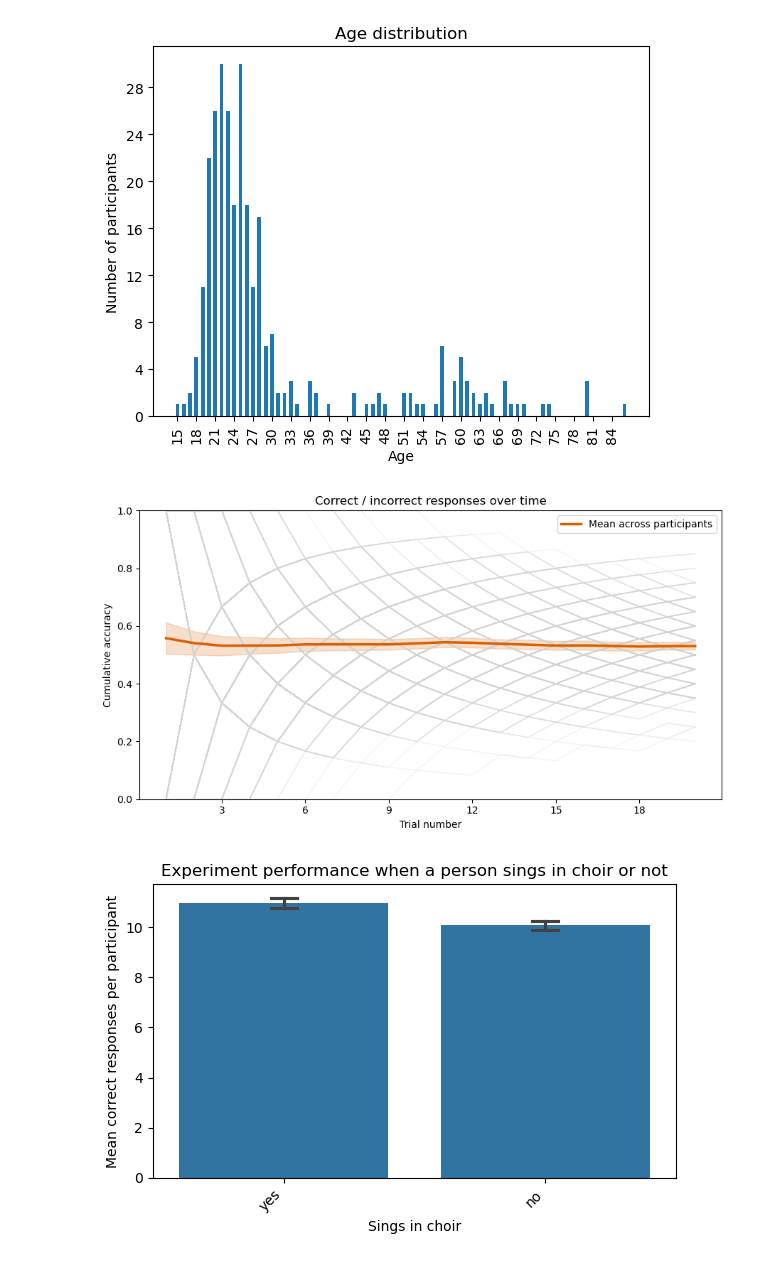
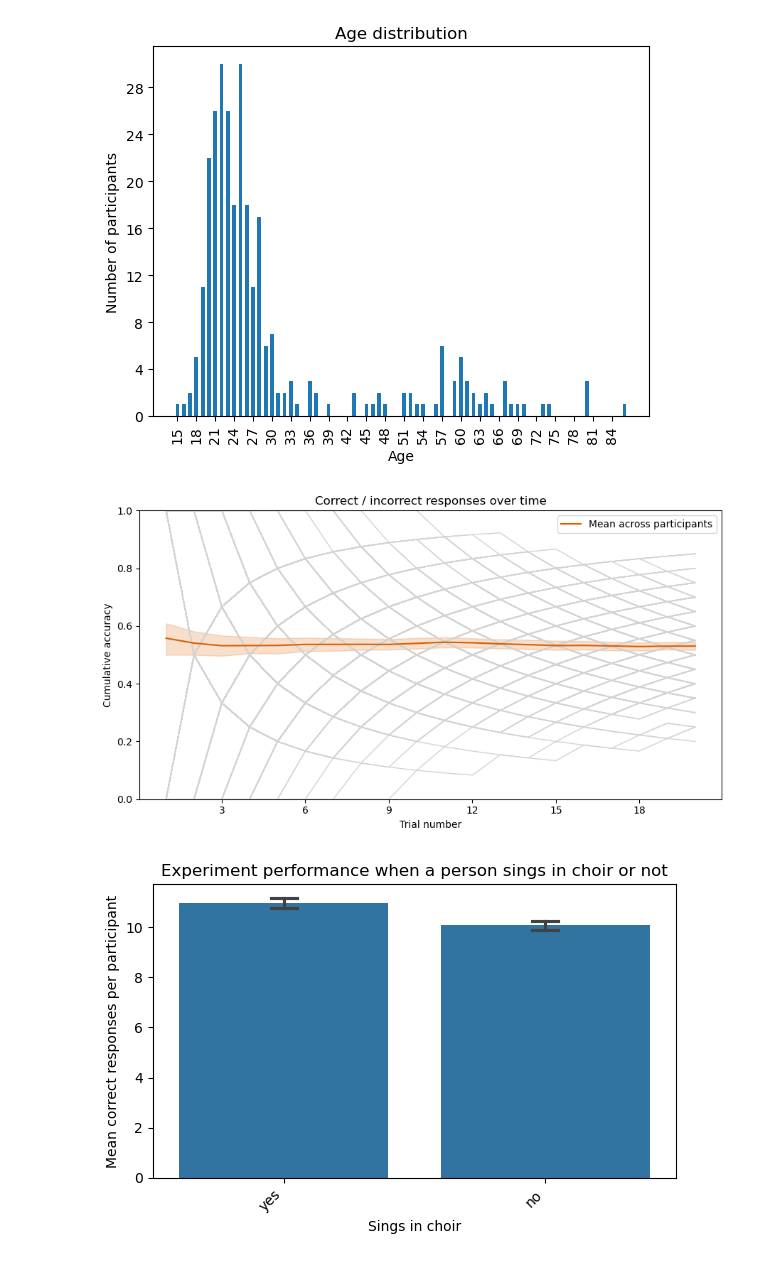
Before and after one commit to jasonvla/bachAndNotagenCorpora, a Jupyter notebook: eval_ICCCM.ipynb, the cells around one changed output. Drawn from its saved outputs; the diff is of its cells as text; code cells hidden in the pictures.

```diff
--- a/eval_ICCCM.ipynb
+++ b/eval_ICCCM.ipynb
@@ -104,36 +104,36 @@ df["cumulative_acc"] = (
 
 plt.figure(figsize=(9, 5))
 
 sns.lineplot(
     data=df,
     x="trial_number",
     y="cumulative_acc",
     units="participant_id",
     estimator=None,
     color="lightgray",
-    alpha=0.25,
+    alpha=1,
     linewidth=1,
     legend=False
 )
 
 sns.lineplot(
     data=df,
     x="trial_number",
     y="cumulative_acc",
     estimator="mean",
     color="#d95f02",
-    linewidth=2.5,
+    linewidth=1.5,
     label="Mean across participants"
 )
 plt.title("Correct / incorrect responses over time")
 plt.xlabel("Trial number")
 plt.gca().xaxis.set_major_locator(MaxNLocator(integer=True))
 plt.ylabel("Cumulative accuracy")
 plt.ylim(0, 1)
 plt.tight_layout()
 plt.show()
 # %% [output]
-[figure, old version]
+[figure, new version]
 # %%
 # Average correct repsonses by sings_in_choir
 
```
Also changed, not shown: parts of 5 cells of this notebook.
